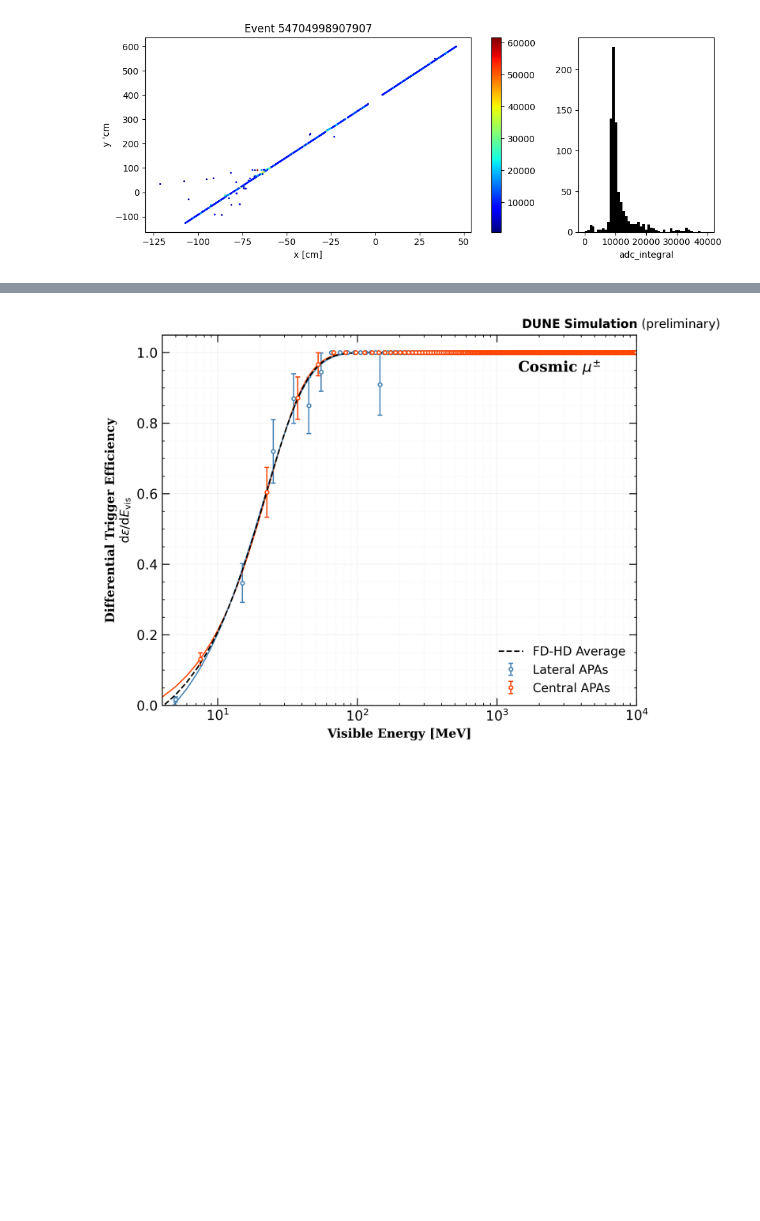
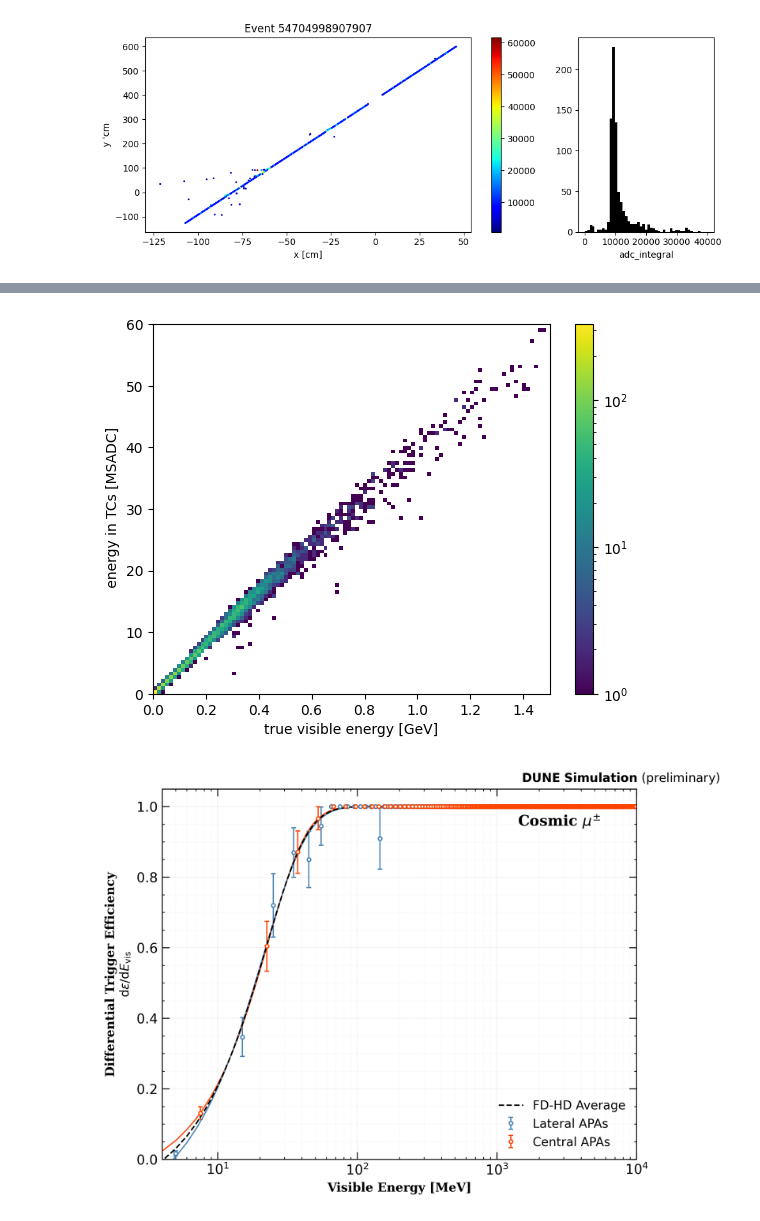
Before and after one commit to kwawrows/fd-hd-benchmark-trigger, a Jupyter notebook: trigger-candidates.ipynb, the cells around one changed output, grey strips where cells are left out. Cells and saved outputs as stored; diff of their text form; code cells hidden in the pictures; blank space fills up the shorter version.

```diff
--- a/trigger-candidates.ipynb
+++ b/trigger-candidates.ipynb
@@ -195,6 +195,9 @@ lTPs_cosmic, lTAs_cosmic  = util.GenerateTAs(cosmic_tps, **lat_params)
 cTAs_cosmic['event_uid'] = cTAs_cosmic['event']
 lTAs_cosmic['event_uid'] = lTAs_cosmic['event']
 
+cTAs_cosmic["voxel"] = cTAs_cosmic["tpc"].map(TPC_ID_TO_INDEX)
+lTAs_cosmic["voxel"] = lTAs_cosmic["tpc"].map(TPC_ID_TO_INDEX)
+
 cosmic_evsum['visible_energy'] = cosmic_evsum.tot_visible_energy_rop2 + cosmic_evsum.tot_visible_energy_rop3
 trig_cosmic_cent =  pd.merge(cTAs_cosmic, cosmic_evsum[[ 'visible_energy', 'event_uid']], on=['event_uid'], how='right').fillna(-1)
 trig_cosmic_lat =  pd.merge(lTAs_cosmic, cosmic_evsum[[ 'visible_energy', 'event_uid']], on=['event_uid'], how='right').fillna(-1)
@@ -287,3 +226,13 @@ plt.show()
+# %%
+from matplotlib.colors import LogNorm
+plt.hist2d(trig_cosmic_cent[trig_cosmic_cent.total_window_energy != -1].groupby("event_uid").visible_energy.first()/1e4, trig_cosmic_cent[trig_cosmic_cent.total_window_energy != -1].groupby("event_uid").total_window_energy.sum()/1e6,
+           bins = (100,100), norm = LogNorm(), range= [(0,1.5), (0,60)])
+plt.xlabel("true visible energy [GeV]")
+plt.colorbar()
+plt.ylabel(" energy in TCs [MSADC]")
+plt.show()
+# %% [output]
+[figure, added]
 # %%
 from scipy.optimize import curve_fit
 
```
Also changed, not shown: parts of 16 cells of this notebook.
